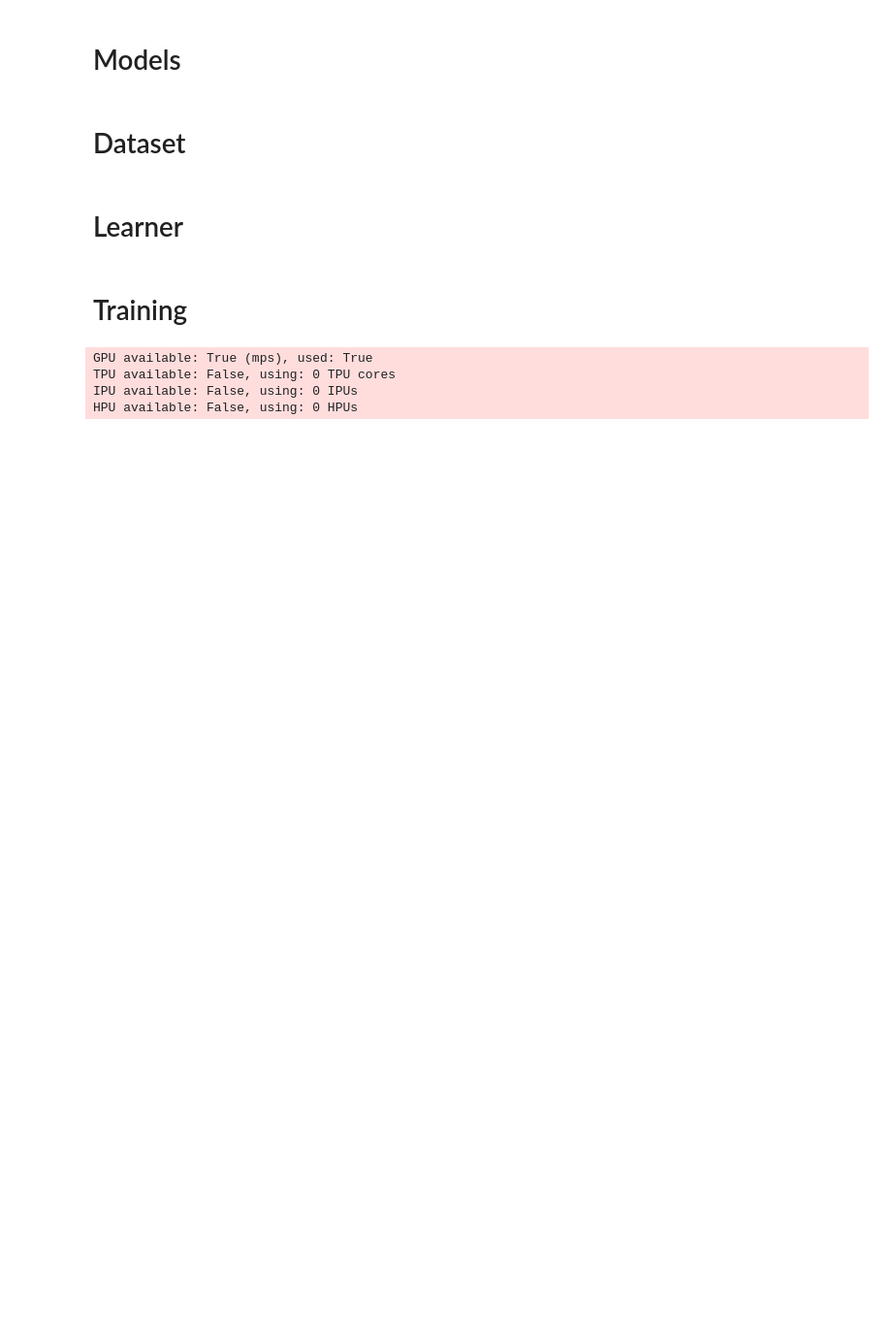
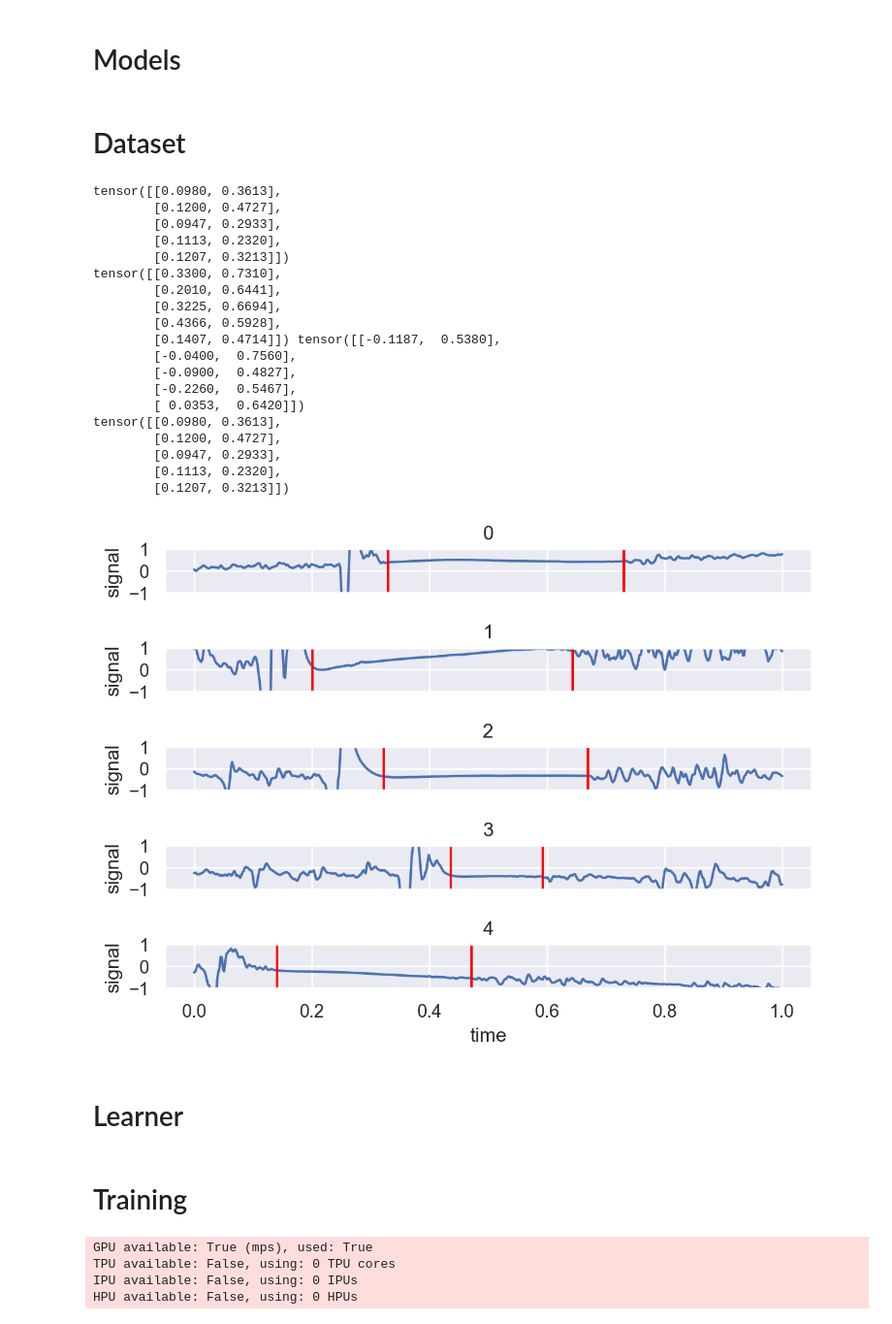
Before and after one commit to wirhabenzeit/csp, a Jupyter notebook: xresnet.ipynb, the cells around one changed output. Shown at 97% size. Cells and saved outputs as stored; diff of their text form; code cells hidden in the pictures; blank space fills up the shorter version.

Commit message:
test/train split

```diff
--- a/xresnet.ipynb
+++ b/xresnet.ipynb
@@ -51,7 +48,7 @@ def load_model(arch,seq_len):
 # Dataset
 # %%
 class CSPDataModule(LightningDataModule):
-    def __init__(self, json_file, batch_size = 32, num_workers=0, transform=None, frequency=3000, max_time = .5):
+    def __init__(self, json_file, batch_size = 32, num_workers=0, transform=None, frequency=3000, max_time = .5, test_copies=1):
         super().__init__()
         self.json_file = json_file
         self.batch_size = batch_size
@@ -59,6 +56,7 @@ class CSPDataModule(LightningDataModule):
         self.transform = transform
         self.frequency = frequency
         self.max_time = max_time
+        self.test_copies = test_copies
 
     def prepare_data(self):
         with open(self.json_file) as f:
@@ -72,8 +70,9 @@ class CSPDataModule(LightningDataModule):
           self.labels = np.array([f'#{d["id"]}' for d in self.data])
           self.label_indices = torch.tensor(range(len(self.labels)))
           self.split = np.array([d["split"] for d in self.data])
-          self.split_names = {name: idx for idx,name in enumerate(np.unique(self.split))}
-          self.split_indices = torch.tensor([self.split_names[name] for name in self.split])
+          self.split_name_to_index = {name: idx for idx,name in enumerate(np.unique(self.split))}
+          self.split_index_to_name = {idx: name for idx,name in enumerate(np.unique(self.split))}
+          self.split_indices = torch.tensor([self.split_name_to_index[name] for name in self.split])
           self.time_range = np.array([0,self.max_time])
 
 
@@ -83,7 +82,7 @@ class CSPDataModule(LightningDataModule):
             self.val_data = TensorDataset(self.signals[self.indices["test"]],self.csps[self.indices["test"]])
 
         elif stage == "test":
-            self.test_data =  TensorDataset(self.signals, self.csps, self.label_indices, self.split_indices)
+            self.test_data =  TensorDataset(self.signals.repeat_interleave(self.test_copies, dim=0), self.csps.repeat_interleave(self.test_copies, dim=0), self.label_indices.repeat_interleave(self.test_copies, dim=0), self.split_indices.repeat_interleave(self.test_copies, dim=0))
 
     def train_dataloader(self):
         return DataLoader(self.train_data, batch_size=self.batch_size, num_workers=self.num_workers, shuffle=True)
@@ -122,11 +154,10 @@ def random_resize(to=512):
 # %%
 def dataset_to_df(dataset):
     data=dataset[:]
-    if len(data)==2:
-        x,y=data
-        idx,split = None, None, None
-    elif len(data)==4:
-        x,y,idx,split=data
+    x,y=data[:2]
+    idx,split = None, None
+    if len(data)>=4:
+        idx,split = data[2:4]
         idx = idx.detach().numpy().tolist()
         split = split.detach().numpy().tolist()
     signal = x.detach().numpy()[:,0].tolist()
@@ -149,6 +180,39 @@ def plot(df,markers={}):
     for name,color in markers.items():
         g = g.add(so.Range(color=color), x=name+"_on", ymin=-1, ymax=1).add(so.Range(color=color), x=name+"_off", ymin=-1, ymax=1)
     return g
+# %%
+cspdata = CSPDataModule("all_data.json", batch_size=5, num_workers=0, transform=signal_augmentation(to=512, shift_mag=.5, scale_mag=2., drift_mag=1, noise_mag=.001, center_csp=True), frequency=3000, max_time = .5, )
+cspdata.prepare_data()
+cspdata.setup("test")
+batch = next(iter(cspdata.test_dataloader()))
+print(batch[1])
+batch = cspdata.on_before_batch_transfer(batch,0)
+print(batch[1],batch[4])
+start_time, time_length = batch[4][:,0], batch[4][:,1]-batch[4][:,0]
+print((batch[1]*time_length.unsqueeze(dim=1)+start_time.unsqueeze(dim=1)))
+df = dataset_to_df(batch)
+plot(df,markers={"csp":"red"})
+# %% [output]
+tensor([[0.0980, 0.3613],
+        [0.1200, 0.4727],
+        [0.0947, 0.2933],
+        [0.1113, 0.2320],
+        [0.1207, 0.3213]])
+tensor([[0.3300, 0.7310],
+        [0.2010, 0.6441],
+        [0.3225, 0.6694],
+        [0.4366, 0.5928],
+        [0.1407, 0.4714]]) tensor([[-0.1187,  0.5380],
+        [-0.0400,  0.7560],
+        [-0.0900,  0.4827],
+        [-0.2260,  0.5467],
+        [ 0.0353,  0.6420]])
+tensor([[0.0980, 0.3613],
+        [0.1200, 0.4727],
+        [0.0947, 0.2933],
+        [0.1113, 0.2320],
+        [0.1207, 0.3213]])
+[figure, added]
 # %% [markdown]
 # Learner
 # %%
```
Also changed, not shown: parts of 9 cells of this notebook, 55 other files.
